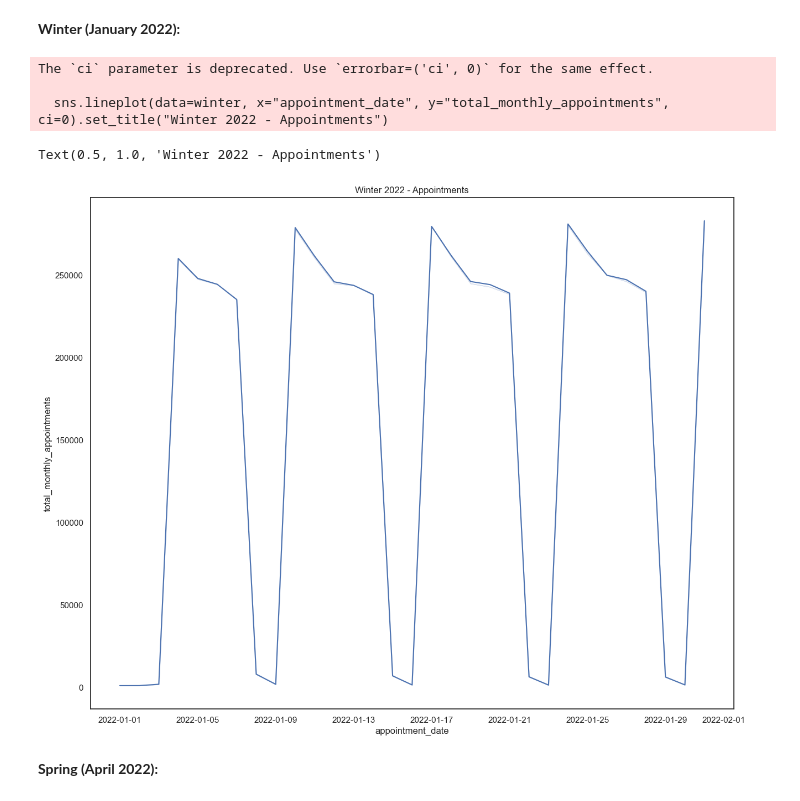
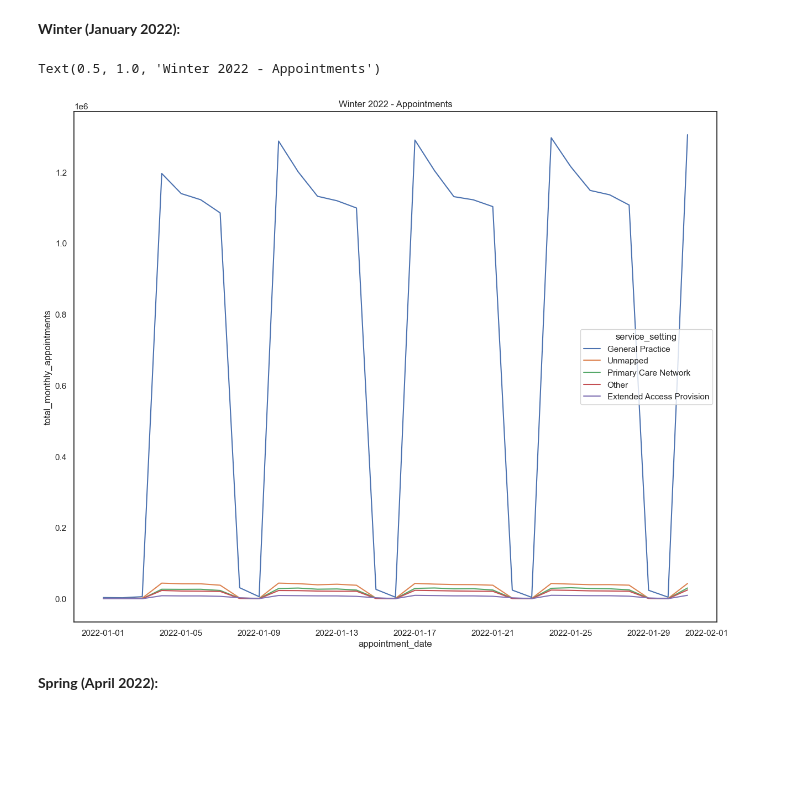
Before and after one commit to crialorob/Alonso_Robles_Cristina_DA201_Assignment, a Jupyter notebook: Alonso_Robles_Cristina_DA201_Assignment_Notebook.ipynb, the cells around one changed output. Drawn from its saved outputs; the diff is of its cells as text; code cells hidden in the pictures; blank space fills up the shorter version.

```diff
--- a/Alonso_Robles_Cristina_DA201_Assignment_Notebook.ipynb
+++ b/Alonso_Robles_Cristina_DA201_Assignment_Notebook.ipynb
@@ -1727,14 +1721,11 @@ Text(0.5, 1.0, 'Autumn 2021 - Appointments')
 # %%
 # Look at January 2022 in more detail to allow a closer look.
 # Create a lineplot.
 winter = nc_ss.query("appointment_month =='2022-01'")
-sns.lineplot(data=winter, x="appointment_date", y="total_monthly_appointments", ci=0).set_title("Winter 2022 - Appointments")
+sns.lineplot(data=winter, x="appointment_date", y="total_monthly_appointments", hue='service_setting', errorbar=('ci', 0)).set_title("Winter 2022 - Appointments")
 # %% [output]
-The `ci` parameter is deprecated. Use `errorbar=('ci', 0)` for the same effect.
-
-  sns.lineplot(data=winter, x="appointment_date", y="total_monthly_appointments", ci=0).set_title("Winter 2022 - Appointments")
+Text(0.5, 1.0, 'Winter 2022 - Appointments')
-Text(0.5, 1.0, 'Winter 2022 - Appointments')
-[figure, old version]
+[figure, new version]
 # %% [markdown]
 **Spring (April 2022):**
 # %%
```
Also changed, not shown: parts of 35 cells of this notebook, 1 other file.
